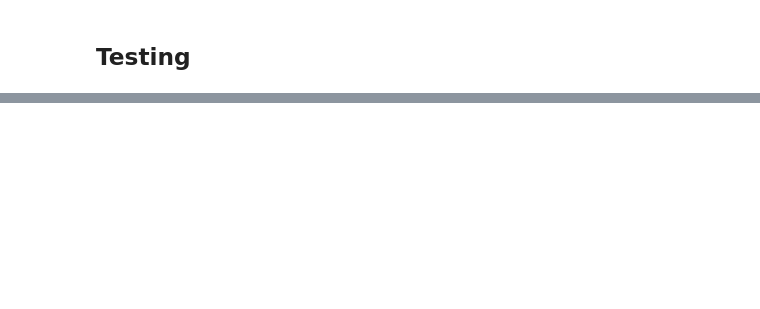
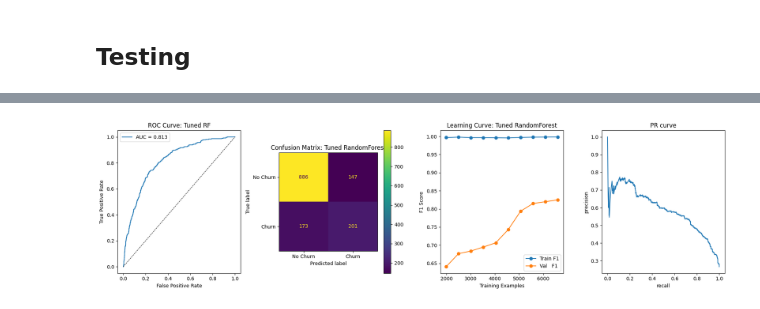
Before and after one commit to Iwonderfull/cutomer_churn, a Jupyter notebook: lab/modeling.ipynb, the cells around one changed output, grey strips where cells are left out. Saved outputs shown, nothing was run; the diff lists cells and outputs as text; code cells hidden in the pictures; blank space fills up the shorter version.

Commit message:
scritps: add modeling examples

```diff
--- a/lab/modeling.ipynb
+++ b/lab/modeling.ipynb
@@ -113,7 +162,14 @@ Testing set shape: (2066, 30) (2066,)
 # %% [markdown]
 ## Modeling
 # %%
-model = XGBClassifier()
+model = RandomForestClassifier(
+    n_estimators=500,
+    min_samples_split=2,
+    min_samples_leaf=1,
+    max_features="sqrt",
+    max_depth=30,
+    bootstrap=False,
+)
 
 model.fit(X_train, y_train)
 # %% [output]
@@ -154,0 +228,9 @@ weighted avg       0.84      0.84      0.84      2066
+# %%
+y_pred = search_model.best_estimator_.predict(X_test)
+y_proba = search_model.best_estimator_.predict_proba(X_test)[:, 1]
+
+# Print key metrics
+print("Model performance")
+print(f"F1-score : {f1_score(y_test, y_pred):.4f}")
+print(f"AUC-ROC  : {roc_auc_score(y_test, y_proba):.4f}\n")
+print(classification_report(y_test, y_pred, target_names=["No churn", "Churn"], output_dict=False))
@@ -154,0 +250,61 @@ weighted avg       0.84      0.84      0.84      2066
+# %%
+import warnings
+
+# Plot ROC, confusion matrix, and learning curve for tuned RF
+fig, axes = plt.subplots(1, 4, figsize=(18, 5))
+axes = axes.flatten()
+
+
+#  b) ROC Curve
+fpr_t, tpr_t, _ = roc_curve(y_test, y_proba)
+axes[0].plot(fpr_t, tpr_t, label=f"AUC = {roc_auc_score(y_test, y_proba):.3f}")
+axes[0].plot([0, 1], [0, 1], "k--", linewidth=0.8)
+axes[0].set_xlabel("False Positive Rate")
+axes[0].set_ylabel("True Positive Rate")
+axes[0].set_title("ROC Curve: Tuned RF")
+axes[0].legend()
+
+#  c) Confusion Matrix
+ConfusionMatrixDisplay.from_estimator(
+    model,
+    X_test,
+    y_test,
+    display_labels=["No Churn", "Churn"],
+    ax=axes[1],
+)
+axes[1].set_title("Confusion Matrix: Tuned RandomForest")
+
+#  a) Learning curve data (F1)
+warnings.filterwarnings(action="module", module="_score")
+
+train_sizes_t, train_scores_t, val_scores_t = learning_curve(
+    model,
+    X_train,
+    y_train,
+    train_sizes=np.linspace(0.3, 1.0, 10),
+    scoring="f1",
+    # n_jobs=-1,
+    random_state=42,
+)
+train_mean_t = train_scores_t.mean(axis=1)
+val_mean_t = val_scores_t.mean(axis=1)
+#  d) Learning Curve (F1)
+axes[2].plot(train_sizes_t, train_mean_t, marker="o", label="Train F1")
+axes[2].plot(train_sizes_t, val_mean_t, marker="o", label="Val   F1")
+axes[2].set_xlabel("Training Examples")
+axes[2].set_ylabel("F1 Score")
+axes[2].set_title("Learning Curve: Tuned RandomForest")
+axes[2].legend()
+
+# e) Precision-recall curve
+precision, recall, thresholds = precision_recall_curve(y_test, y_proba)
+pr_auc_score = auc(recall, precision)
+print("AUC-PR score:", pr_auc_score)
+axes[3].plot(recall, precision)
+axes[3].set_title("PR curve")
+axes[3].set_xlabel("recall")
+axes[3].set_ylabel("precision")
+
+plt.tight_layout()
+plt.show()
+# %% [output]
@@ -154,0 +312 @@ weighted avg       0.84      0.84      0.84      2066
+[figure, added]
```
Also changed, not shown: parts of 16 cells of this notebook, 1 other file.
